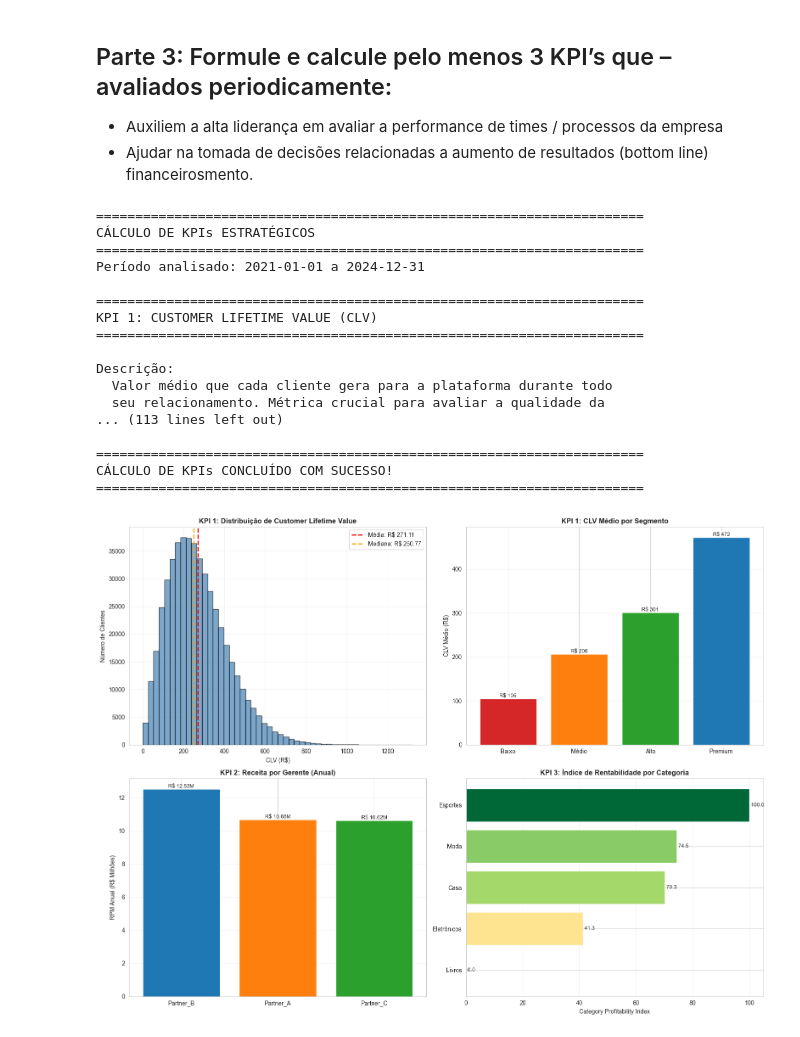
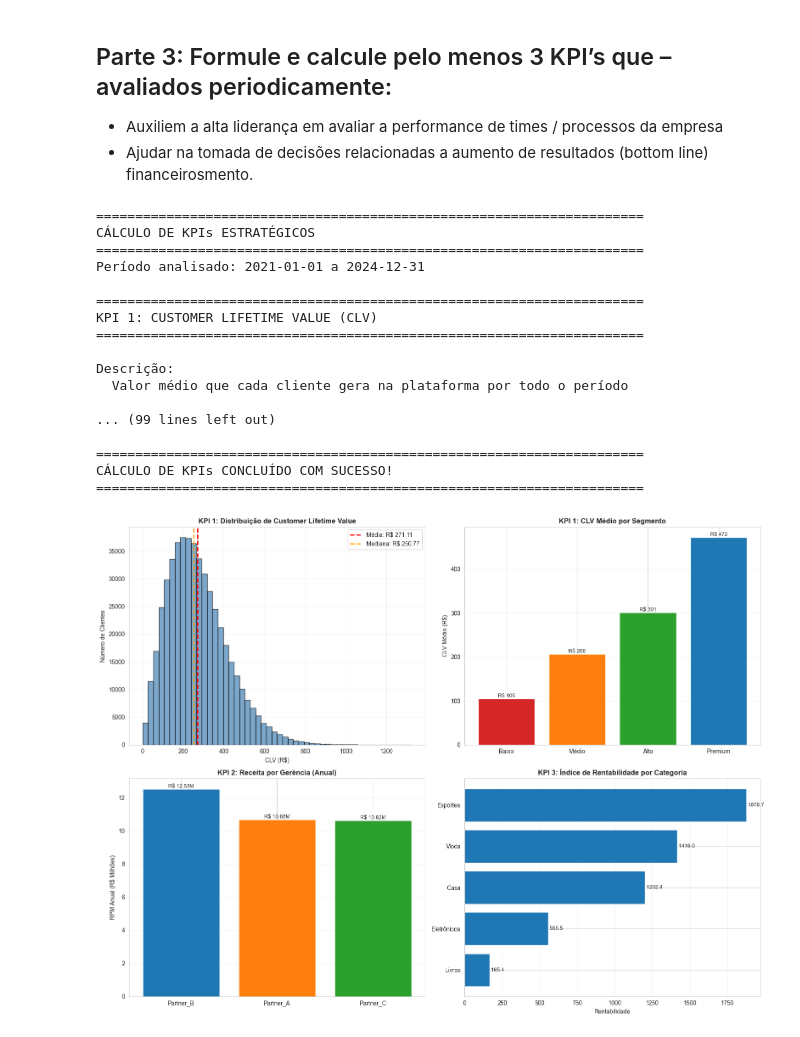
Before and after one commit to thiagozocca/Case-Eduzz, a Jupyter notebook: Plataforma MarketPlace.ipynb, the cells around one changed output. Drawn from its saved outputs; the diff is of its cells as text; code cells hidden in the pictures.

```diff
--- a/Plataforma MarketPlace.ipynb
+++ b/Plataforma MarketPlace.ipynb
@@ -129,7 +129,7 @@ plt.rcParams['figure.figsize'] = (12, 6)
 
 
 print(f"Período: {transactions['transaction_date'].min()} a {transactions['transaction_date'].max()}")
-
+pd.options.display.float_format = '{:,.2f}'.format
 
 # ============================================
 # ANÁLISE 1: CATEGORIAS
@@ -222,7 +222,7 @@ print(f"   - Média de compras por cliente: {media_compra:.2f}")
 print(f"   - Mediana de compras por cliente: {volume_compra.median():.0f}")
 
 # Análise temporal
-df['year_month'] = df['transaction_date'].dt.to_period('M')
+df['ano_mes'] = df['transaction_date'].dt.to_period('M')
 vendas_mensais = df.groupby('ano_mes').agg({
     'total_value': 'sum',
     'transaction_id': 'count',
@@ -532,16 +522,16 @@ print("✓ Função de features criada com sucesso!")
 [2/8] Preparando funções de feature engineering...
 ✓ Função de features criada com sucesso!
 # %%
-def construcao_target(df, cutoff_date, horizon=60):
+def construcao_target(df, corte_data, horizon=60):
     """
     Constrói a target: cliente comprou nos próximos 60 dias após a data de corte?
     """
     df = df.copy()
     df["transaction_date"] = pd.to_datetime(df["transaction_date"])
-    cutoff_date = pd.to_datetime(cutoff_date)
+    corte_data = pd.to_datetime(corte_data)
 
-    futuro_comeco = cutoff_date
-    futuro_fim = cutoff_date + pd.Timedelta(days=horizon)
+    futuro_comeco = corte_data
+    futuro_fim = corte_data + pd.Timedelta(days=horizon)
 
     # Compras após corte de data
     df_futuro = df[
@@ -553,7 +543,7 @@ def construcao_target(df, cutoff_date, horizon=60):
     clientes_que_compraram = df_futuro["customer_id"].unique()
 
     # Clientes que existiam antes do corte
-    all_customers = df[df["transaction_date"] < cutoff_date]["customer_id"].unique()
+    all_customers = df[df["transaction_date"] < corte_data]["customer_id"].unique()
 
     target_df = pd.DataFrame({"customer_id": all_customers})
     target_df["target"] = target_df["customer_id"].isin(clientes_que_compraram).astype(int)
@@ -959,7 +949,7 @@ metricas_categoria['retorno'] = (metricas_categoria['diff_lucro'] / metricas_cat
 
 
 print(f"\nResultados (período de {anos_data:.1f} anos):")
-for _, row in metricas_categoria.sort_values('CPI', ascending=False).iterrows():
+for _, row in metricas_categoria.sort_values('retorno', ascending=False).iterrows():
     print(f"\n  {row['category']}:")
     print(f"    • Receita: R$ {row['receita_plataforma']:,.2f}")
     print(f"    • Custo estimado: R$ {row['custo_total']:,.2f}")
@@ -1014,42 +1004,41 @@ for i, v in enumerate(rpm_data['receita_gerente_anual'].values):
 axes[1, 0].grid(True, alpha=0.3, axis='y')
 
 # KPI 3: Rentabilidade por categoria
-cpi_data = metricas_categoria.sort_values('CPI', ascending=False)
-cores_cpi = plt.cm.RdYlGn(cpi_data['CPI'] / 100)
-axes[1, 1].barh(range(len(cpi_data)), cpi_data['CPI'].values, color=cores_cpi)
-axes[1, 1].set_yticks(range(len(cpi_data)))
-axes[1, 1].set_yticklabels(cpi_data['category'].values)
+rentabilidade_data = metricas_categoria.sort_values('retorno', ascending=False)
+axes[1, 1].barh(range(len(rentabilidade_data)), rentabilidade_data['retorno'].values)
+axes[1, 1].set_yticks(range(len(rentabilidade_data)))
+axes[1, 1].set_yticklabels(rentabilidade_data['category'].values)
 axes[1, 1].set_xlabel('Rentabilidade')
 axes[1, 1].set_title('KPI 3: Índice de Rentabilidade por Categoria', fontsize=12, fontweight='bold')
 axes[1, 1].invert_yaxis()
-for i, v in enumerate(cpi_data['CPI'].values):
+for i, v in enumerate(rentabilidade_data['retorno'].values):
     axes[1, 1].text(v, i, f' {v:.1f}', va='center', fontsize=9)
 axes[1, 1].grid(True, alpha=0.3, axis='x')
 
 plt.tight_layout()
 
 
 print("\n" + "="*70)
 print("CÁLCULO DE KPIs CONCLUÍDO COM SUCESSO!")
 print("="*70)
 
 plt.show()
 # %% [output]
 ======================================================================
 CÁLCULO DE KPIs ESTRATÉGICOS
 ======================================================================
 Período analisado: 2021-01-01 a 2024-12-31
 
 ======================================================================
 KPI 1: CUSTOMER LIFETIME VALUE (CLV)
 ======================================================================
 
 Descrição:
-  Valor médio que cada cliente gera para a plataforma durante todo
-  seu relacionamento. Métrica crucial para avaliar a qualidade da
-... (113 lines left out)
+  Valor médio que cada cliente gera na plataforma por todo o período
+
+... (99 lines left out)
 
 ======================================================================
 CÁLCULO DE KPIs CONCLUÍDO COM SUCESSO!
 ======================================================================
-[figure, old version]
+[figure, new version]
```
Also changed, not shown: parts of 6 cells of this notebook.
